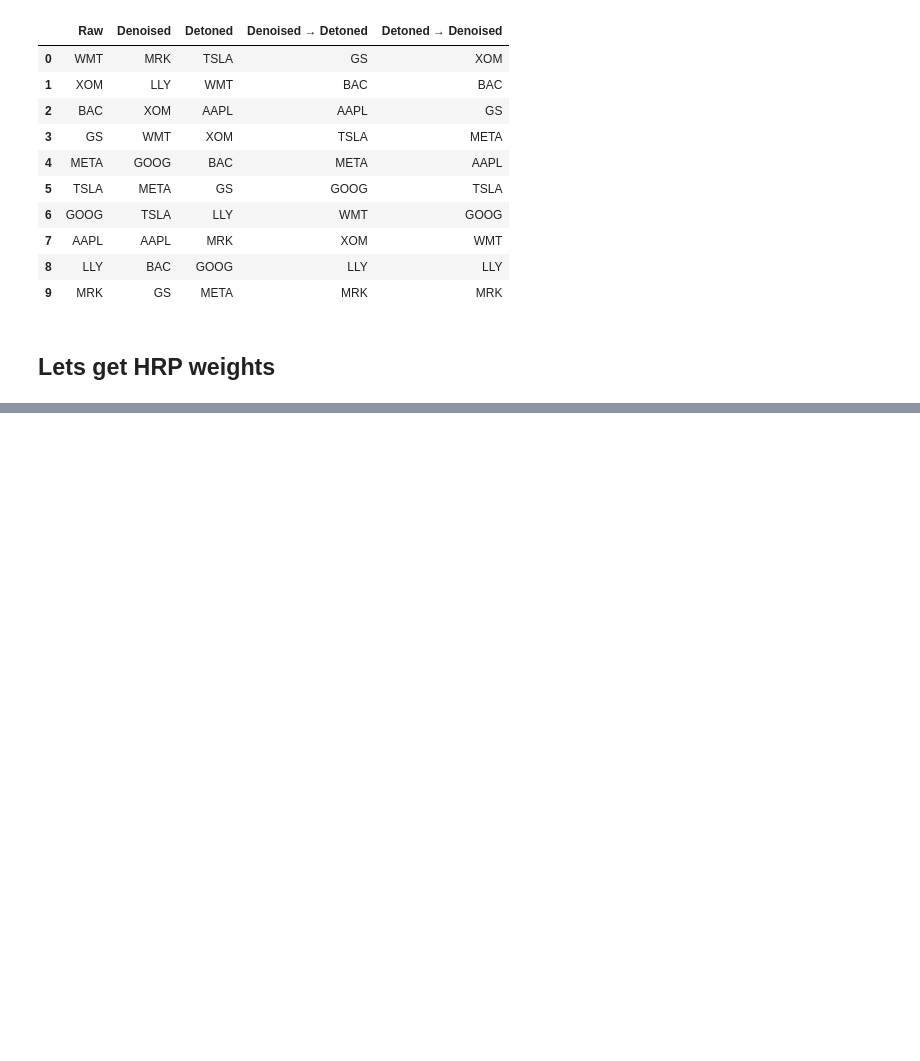
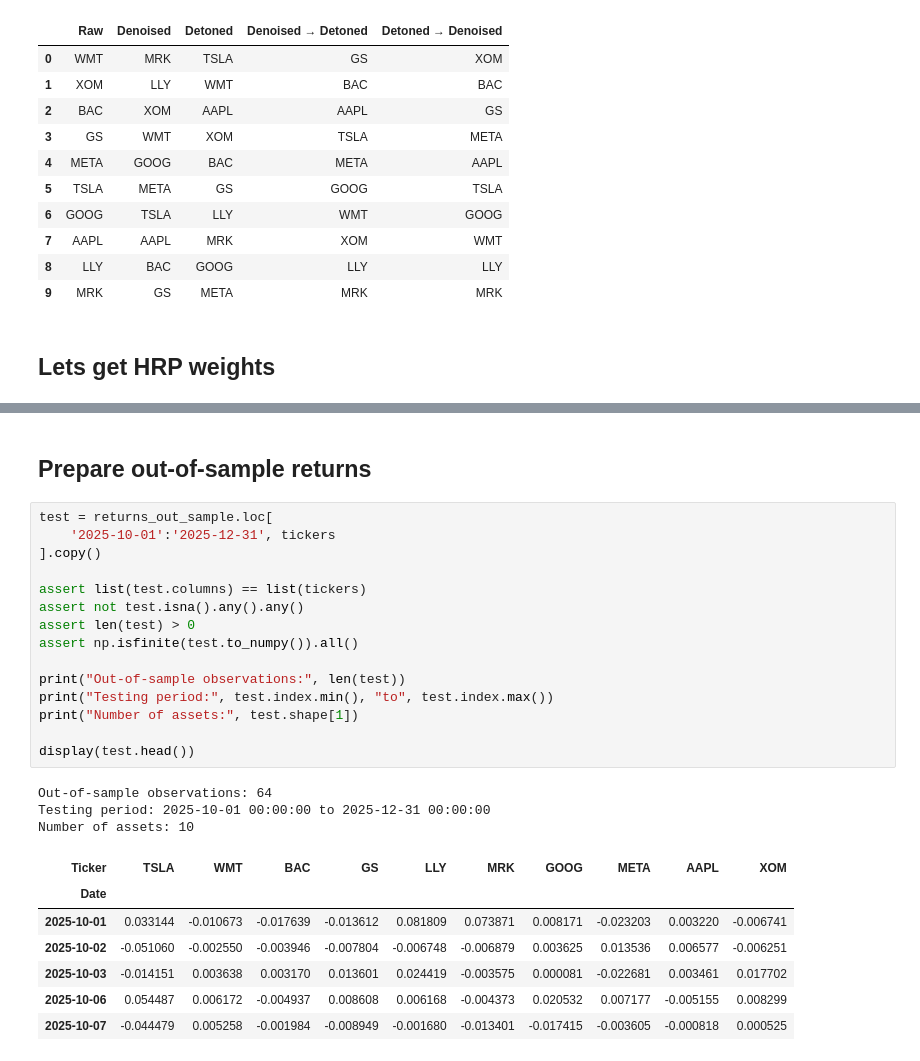
Before and after one commit to George7531/Portfolio_Management, a Jupyter notebook: Group_19296_MScFE_652_Portfolio_Management_Project_2.ipynb, the cells around one changed output, grey strips where cells are left out. Drawn from its saved outputs; the diff is of its cells as text; blank space fills up the shorter version.

```diff
--- a/Group_19296_MScFE_652_Portfolio_Management_Project_2.ipynb
+++ b/Group_19296_MScFE_652_Portfolio_Management_Project_2.ipynb
@@ -732,0 +1177,28 @@ display(pd.DataFrame({
+# %% [markdown]
+## Prepare out-of-sample returns
+# %%
+test = returns_out_sample.loc[
+    '2025-10-01':'2025-12-31', tickers
+].copy()
+
+assert list(test.columns) == list(tickers)
+assert not test.isna().any().any()
+assert len(test) > 0
+assert np.isfinite(test.to_numpy()).all()
+
+print("Out-of-sample observations:", len(test))
+print("Testing period:", test.index.min(), "to", test.index.max())
+print("Number of assets:", test.shape[1])
+
+display(test.head())
+# %% [output]
+Out-of-sample observations: 64
+Testing period: 2025-10-01 00:00:00 to 2025-12-31 00:00:00
+Number of assets: 10
+| Ticker | TSLA | WMT | BAC | GS | LLY | MRK | GOOG | META | AAPL | XOM |
+| Date |  |  |  |  |  |  |  |  |  |  |
+| 2025-10-01 | 0.033144 | -0.010673 | -0.017639 | -0.013612 | 0.081809 | 0.073871 | 0.008171 | -0.023203 | 0.003220 | -0.006741 |
+| 2025-10-02 | -0.051060 | -0.002550 | -0.003946 | -0.007804 | -0.006748 | -0.006879 | 0.003625 | 0.013536 | 0.006577 | -0.006251 |
+| 2025-10-03 | -0.014151 | 0.003638 | 0.003170 | 0.013601 | 0.024419 | -0.003575 | 0.000081 | -0.022681 | 0.003461 | 0.017702 |
+| 2025-10-06 | 0.054487 | 0.006172 | -0.004937 | 0.008608 | 0.006168 | -0.004373 | 0.020532 | 0.007177 | -0.005155 | 0.008299 |
+| 2025-10-07 | -0.044479 | 0.005258 | -0.001984 | -0.008949 | -0.001680 | -0.013401 | -0.017415 | -0.003605 | -0.000818 | 0.000525 |
```
Also changed, not shown: parts of 36 cells of this notebook.
